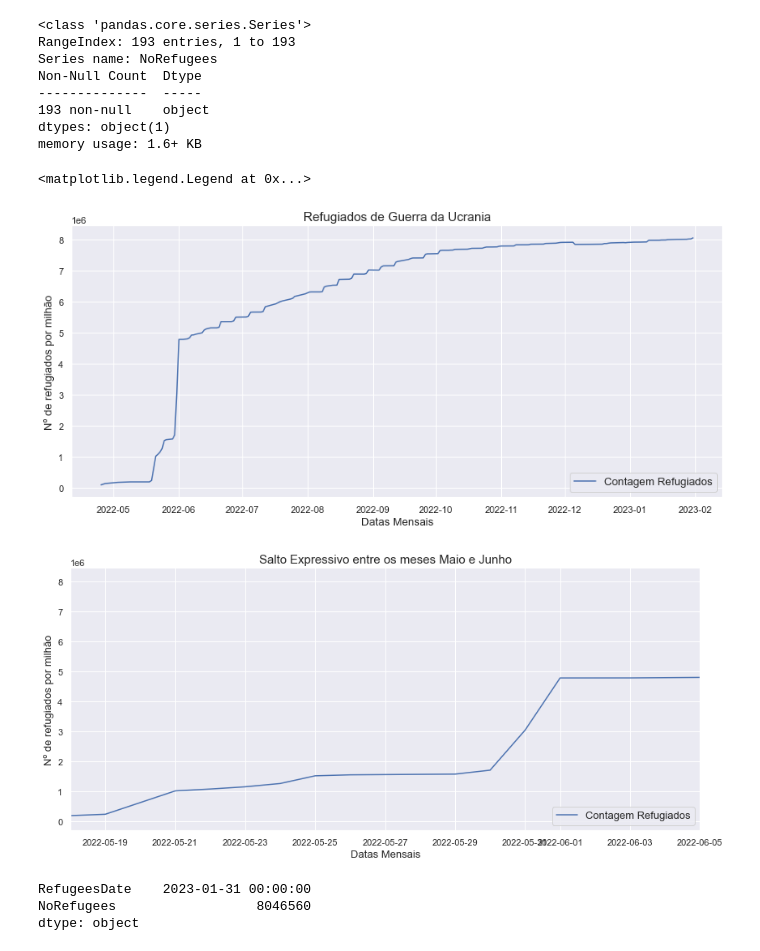
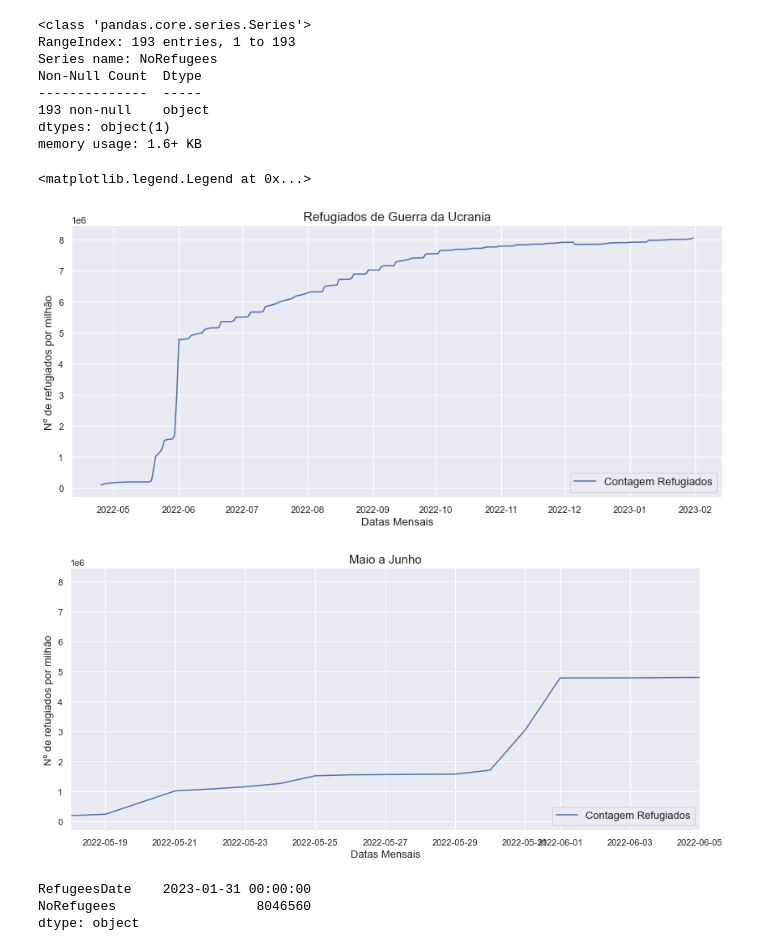
Before and after one commit to henriquecarvalho-maker/Projeto-Guerra-da-Ucrania, a Jupyter notebook: Analise_de_Refugiados.ipynb, the cells around one changed output. Saved outputs shown, nothing was run; the diff lists cells and outputs as text; code cells hidden in the pictures.

```diff
--- a/Analise_de_Refugiados.ipynb
+++ b/Analise_de_Refugiados.ipynb
@@ -67,24 +67,24 @@ import datetime
 # %%
 fig = plt.figure(figsize=(12, 5))
 eixo = fig.add_axes([0, 0, 0.9, 0.9])
 eixo.plot(dados['RefugeesDate'], dados['NoRefugees'])
 eixo.set_ylabel('Nº de refugiados por milhão', fontsize= 13)
 eixo.set_xlabel('Datas Mensais', fontsize=13)
 eixo.set_title('Refugiados de Guerra da Ucrania', fontsize='15')
 eixo.legend(['Contagem Refugiados'], loc='lower right', fontsize=13)
 
 fig = plt.figure(figsize=(12, 5))
 eixo = fig.add_axes([0, 0, 0.9, 0.9])
 eixo.plot(dados['RefugeesDate'], dados['NoRefugees'])
 eixo.set_xlim(datetime.datetime(2022,5,18), datetime.datetime(2022,6,5))
 eixo.set_ylabel('Nº de refugiados por milhão', fontsize= 13)
 eixo.set_xlabel('Datas Mensais', fontsize=13)
-eixo.set_title('Salto Expressivo entre os meses Maio e Junho', fontsize=15)
+eixo.set_title('Maio a Junho', fontsize=15)
 eixo.legend(['Contagem Refugiados'], loc='lower right', fontsize=13)
 # %% [output]
 <matplotlib.legend.Legend at 0x...>
 [figure]
-[figure, old version]
+[figure, new version]
 # %%
 dados.max()
 # %% [output]
```
